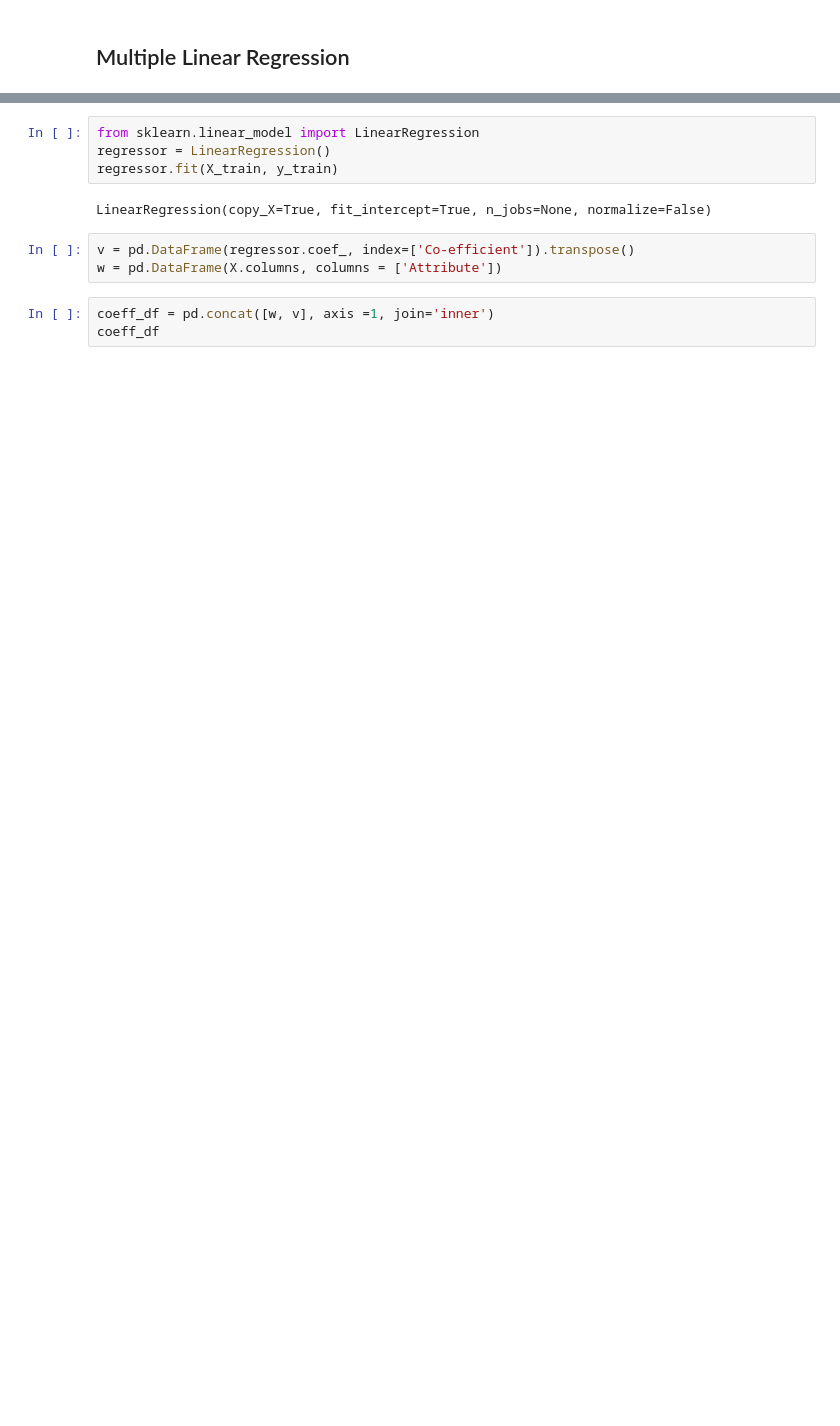
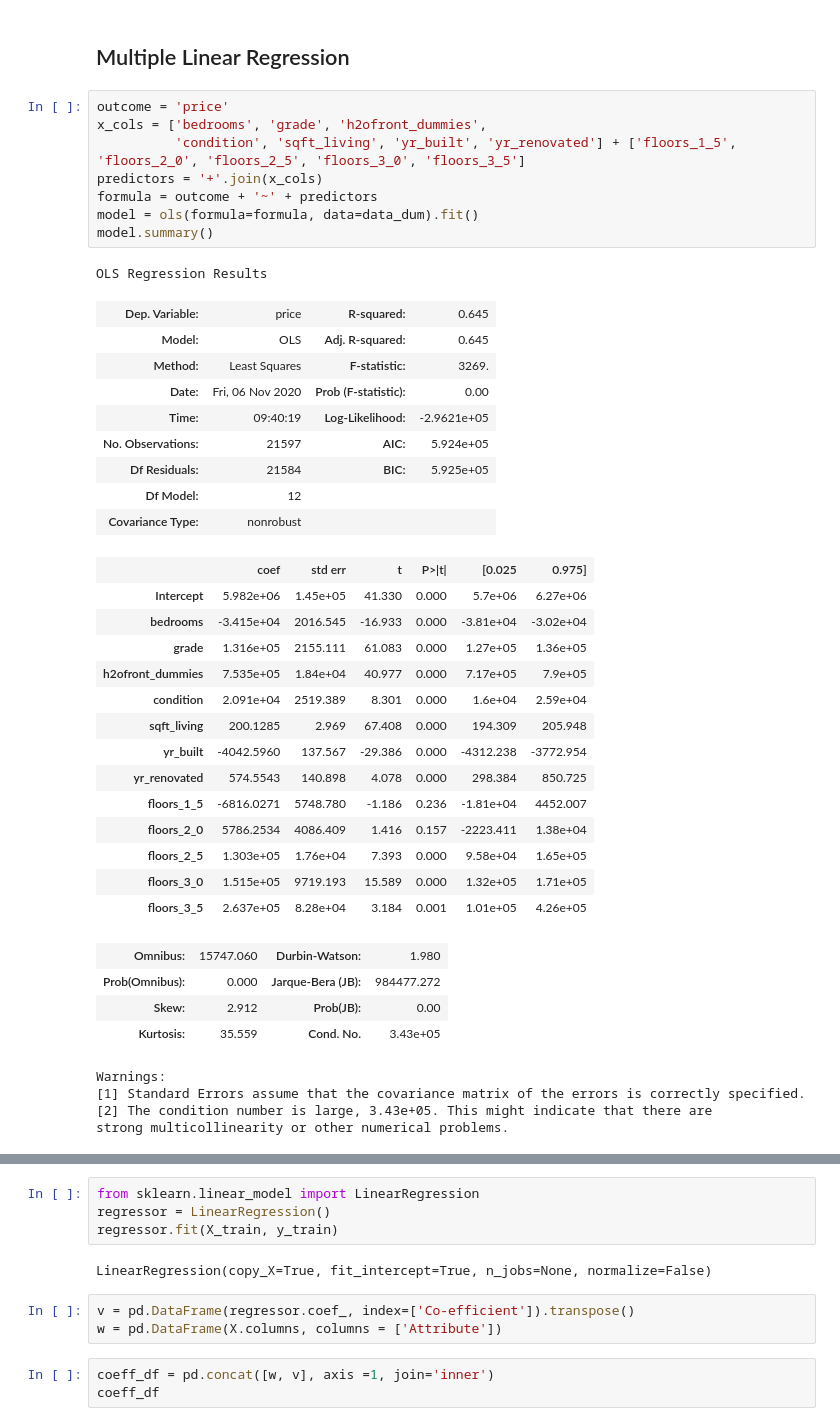
Before and after one commit to zhyde23/KC_Housing_Project, a Jupyter notebook: KC Housing Project-Final Submission.ipynb, the cells around one changed output, grey strips where cells are left out. Drawn from its saved outputs; the diff is of its cells as text; blank space fills up the shorter version.

Commit message:
small error adjustments

```diff
--- a/KC Housing Project-Final Submission.ipynb
+++ b/KC Housing Project-Final Submission.ipynb
@@ -442,3 +401,44 @@ strong multicollinearity or other numerical problems.
 # %% [markdown]
 ## Multiple Linear Regression
+# %%
+outcome = 'price'
+x_cols = ['bedrooms', 'grade', 'h2ofront_dummies',
+          'condition', 'sqft_living', 'yr_built', 'yr_renovated'] + ['floors_1_5', 'floors_2_0', 'floors_2_5', 'floors_3_0', 'floors_3_5']
+predictors = '+'.join(x_cols)
+formula = outcome + '~' + predictors
+model = ols(formula=formula, data=data_dum).fit()
+model.summary()
+# %% [output]
+OLS Regression Results
+| Dep. Variable: | price | R-squared: | 0.645 |
+| Model: | OLS | Adj. R-squared: | 0.645 |
+| Method: | Least Squares | F-statistic: | 3269. |
+| Date: | Fri, 06 Nov 2020 | Prob (F-statistic): | 0.00 |
+| Time: | 09:40:19 | Log-Likelihood: | -2.9621e+05 |
+| No. Observations: | 21597 | AIC: | 5.924e+05 |
+| Df Residuals: | 21584 | BIC: | 5.925e+05 |
+| Df Model: | 12 |  |  |
+| Covariance Type: | nonrobust |  |  |
+|  | coef | std err | t | P>|t| | [0.025 | 0.975] |
+| Intercept | 5.982e+06 | 1.45e+05 | 41.330 | 0.000 | 5.7e+06 | 6.27e+06 |
+| bedrooms | -3.415e+04 | 2016.545 | -16.933 | 0.000 | -3.81e+04 | -3.02e+04 |
+| grade | 1.316e+05 | 2155.111 | 61.083 | 0.000 | 1.27e+05 | 1.36e+05 |
+| h2ofront_dummies | 7.535e+05 | 1.84e+04 | 40.977 | 0.000 | 7.17e+05 | 7.9e+05 |
+| condition | 2.091e+04 | 2519.389 | 8.301 | 0.000 | 1.6e+04 | 2.59e+04 |
+| sqft_living | 200.1285 | 2.969 | 67.408 | 0.000 | 194.309 | 205.948 |
+| yr_built | -4042.5960 | 137.567 | -29.386 | 0.000 | -4312.238 | -3772.954 |
+| yr_renovated | 574.5543 | 140.898 | 4.078 | 0.000 | 298.384 | 850.725 |
+| floors_1_5 | -6816.0271 | 5748.780 | -1.186 | 0.236 | -1.81e+04 | 4452.007 |
+| floors_2_0 | 5786.2534 | 4086.409 | 1.416 | 0.157 | -2223.411 | 1.38e+04 |
+| floors_2_5 | 1.303e+05 | 1.76e+04 | 7.393 | 0.000 | 9.58e+04 | 1.65e+05 |
+| floors_3_0 | 1.515e+05 | 9719.193 | 15.589 | 0.000 | 1.32e+05 | 1.71e+05 |
+| floors_3_5 | 2.637e+05 | 8.28e+04 | 3.184 | 0.001 | 1.01e+05 | 4.26e+05 |
+| Omnibus: | 15747.060 | Durbin-Watson: | 1.980 |
+| Prob(Omnibus): | 0.000 | Jarque-Bera (JB): | 984477.272 |
+| Skew: | 2.912 | Prob(JB): | 0.00 |
+| Kurtosis: | 35.559 | Cond. No. | 3.43e+05 |
+Warnings:
+[1] Standard Errors assume that the covariance matrix of the errors is correctly specified.
+[2] The condition number is large, 3.43e+05. This might indicate that there are
+strong multicollinearity or other numerical problems.
 # %% [markdown]
```
Also changed, not shown: parts of 21 cells of this notebook, 2 other files.
